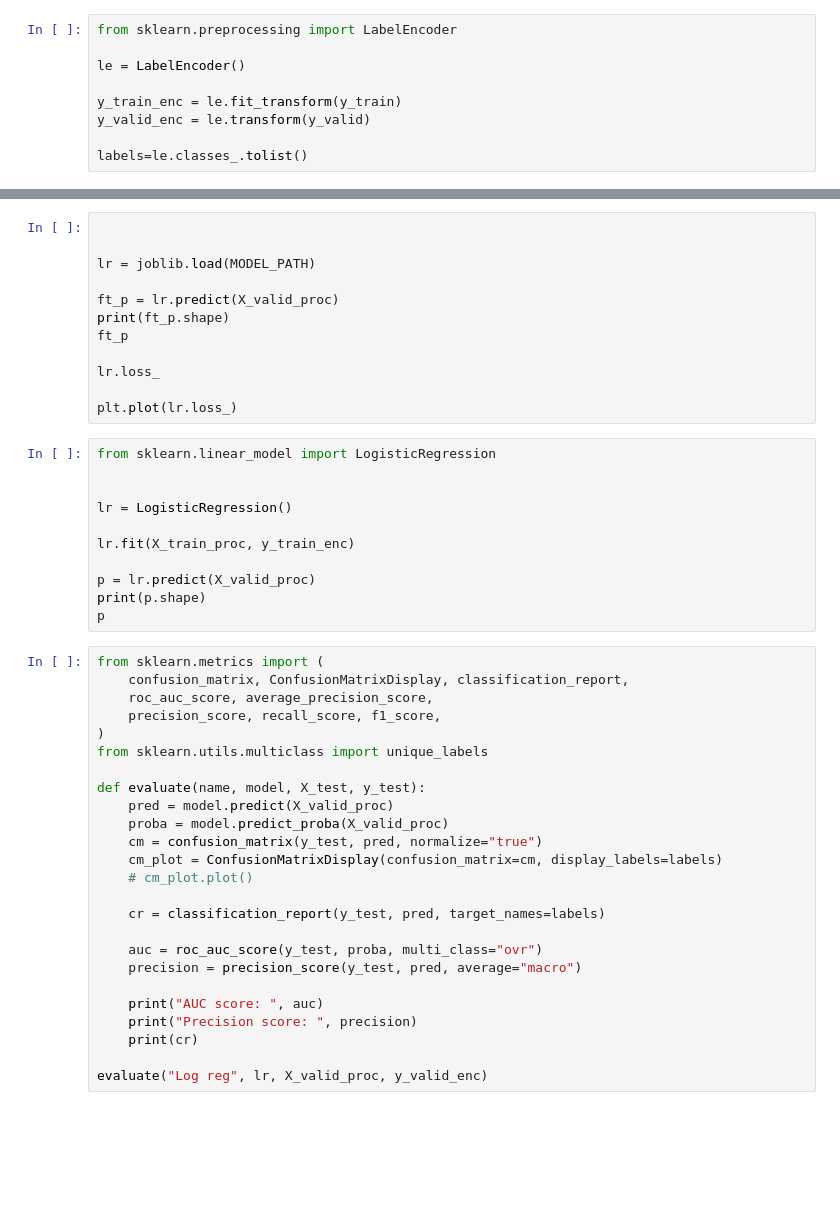
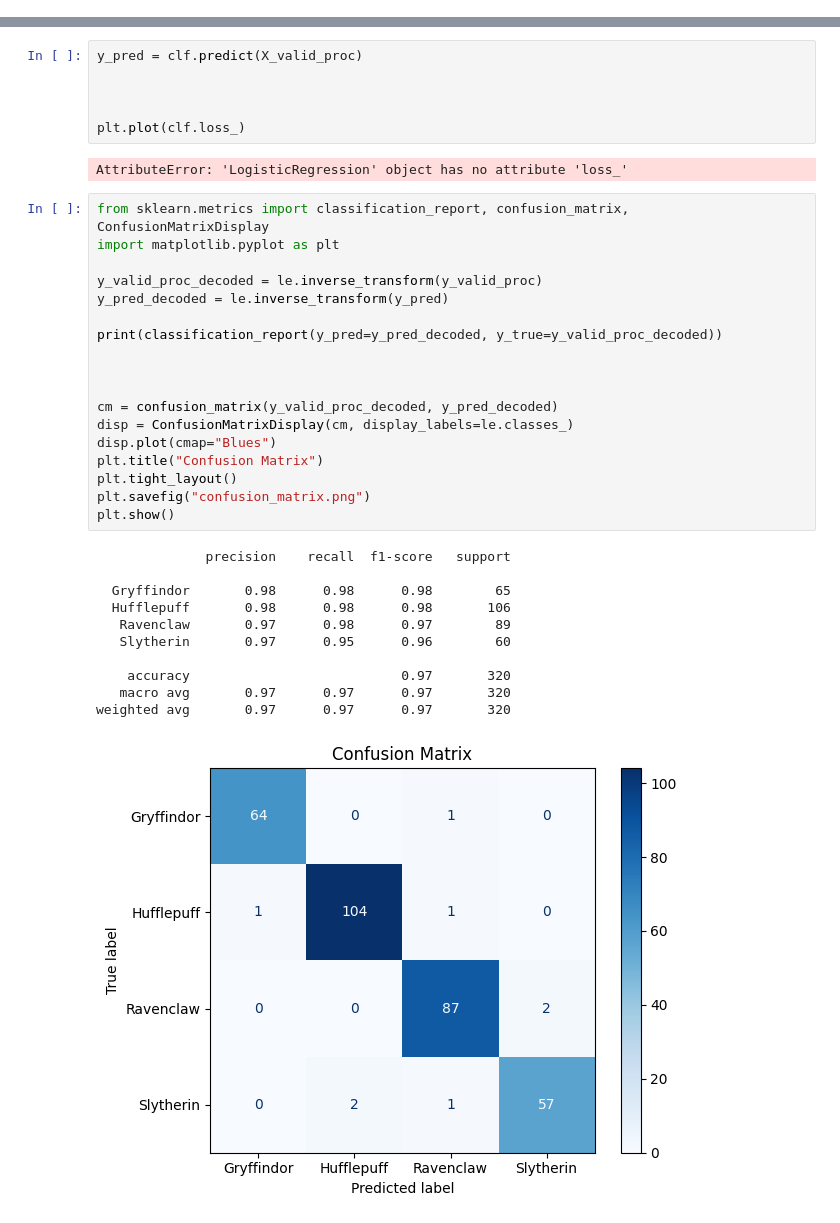
Before and after one commit to facoleur/ft_dslr, a Jupyter notebook: src/eda.ipynb, the cells around one changed output, grey strips where cells are left out. Saved outputs shown, nothing was run; the diff lists cells and outputs as text; blank space fills up the shorter version.

```diff
--- a/src/eda.ipynb
+++ b/src/eda.ipynb
@@ -87,10 +59 @@ dff
-# %%
-from sklearn.preprocessing import LabelEncoder
-
-le = LabelEncoder()
-
-y_train_enc = le.fit_transform(y_train)
-y_valid_enc = le.transform(y_valid)
-
-labels=le.classes_.tolist()
 # %%
@@ -110,51 +68,41 @@ joblib.dump(ft_lr, MODEL_PATH)
 # %%
+y_pred = clf.predict(X_valid_proc)
 
 
-lr = joblib.load(MODEL_PATH)
 
-ft_p = lr.predict(X_valid_proc)
-print(ft_p.shape)
-ft_p
-
-lr.loss_
-
-plt.plot(lr.loss_)
+plt.plot(clf.loss_)
+# %% [output]
+AttributeError: 'LogisticRegression' object has no attribute 'loss_'
 # %%
-from sklearn.linear_model import LogisticRegression
+from sklearn.metrics import classification_report, confusion_matrix, ConfusionMatrixDisplay
+import matplotlib.pyplot as plt
+
+y_valid_proc_decoded = le.inverse_transform(y_valid_proc)
+y_pred_decoded = le.inverse_transform(y_pred)
+
+print(classification_report(y_pred=y_pred_decoded, y_true=y_valid_proc_decoded))
 
 
-lr = LogisticRegression()
 
-lr.fit(X_train_proc, y_train_enc)
-
-p = lr.predict(X_valid_proc)
-print(p.shape)
-p
+cm = confusion_matrix(y_valid_proc_decoded, y_pred_decoded)
+disp = ConfusionMatrixDisplay(cm, display_labels=le.classes_)
+disp.plot(cmap="Blues")
+plt.title("Confusion Matrix")
+plt.tight_layout()
+plt.savefig("confusion_matrix.png")
+plt.show()
+# %% [output]
+              precision    recall  f1-score   support
+
+  Gryffindor       0.98      0.98      0.98        65
+  Hufflepuff       0.98      0.98      0.98       106
+   Ravenclaw       0.97      0.98      0.97        89
+   Slytherin       0.97      0.95      0.96        60
+
+    accuracy                           0.97       320
+   macro avg       0.97      0.97      0.97       320
+weighted avg       0.97      0.97      0.97       320
+[figure, added]
-# %%
-from sklearn.metrics import (
-    confusion_matrix, ConfusionMatrixDisplay, classification_report,
-    roc_auc_score, average_precision_score,
-    precision_score, recall_score, f1_score,
-)
-from sklearn.utils.multiclass import unique_labels
-
-def evaluate(name, model, X_test, y_test):
-    pred = model.predict(X_valid_proc)
-    proba = model.predict_proba(X_valid_proc)
-    cm = confusion_matrix(y_test, pred, normalize="true")
-    cm_plot = ConfusionMatrixDisplay(confusion_matrix=cm, display_labels=labels)
-    # cm_plot.plot()
-
-    cr = classification_report(y_test, pred, target_names=labels)
-
-    auc = roc_auc_score(y_test, proba, multi_class="ovr")
-    precision = precision_score(y_test, pred, average="macro")
-
-    print("AUC score: ", auc)
-    print("Precision score: ", precision)
-    print(cr)
-
-evaluate("Log reg", lr, X_valid_proc, y_valid_enc)
 # %%
 from sklearn.metrics import precision_recall_curve
 from sklearn.preprocessing import label_binarize
```
Also changed, not shown: parts of 8 cells of this notebook, 17 other files.
